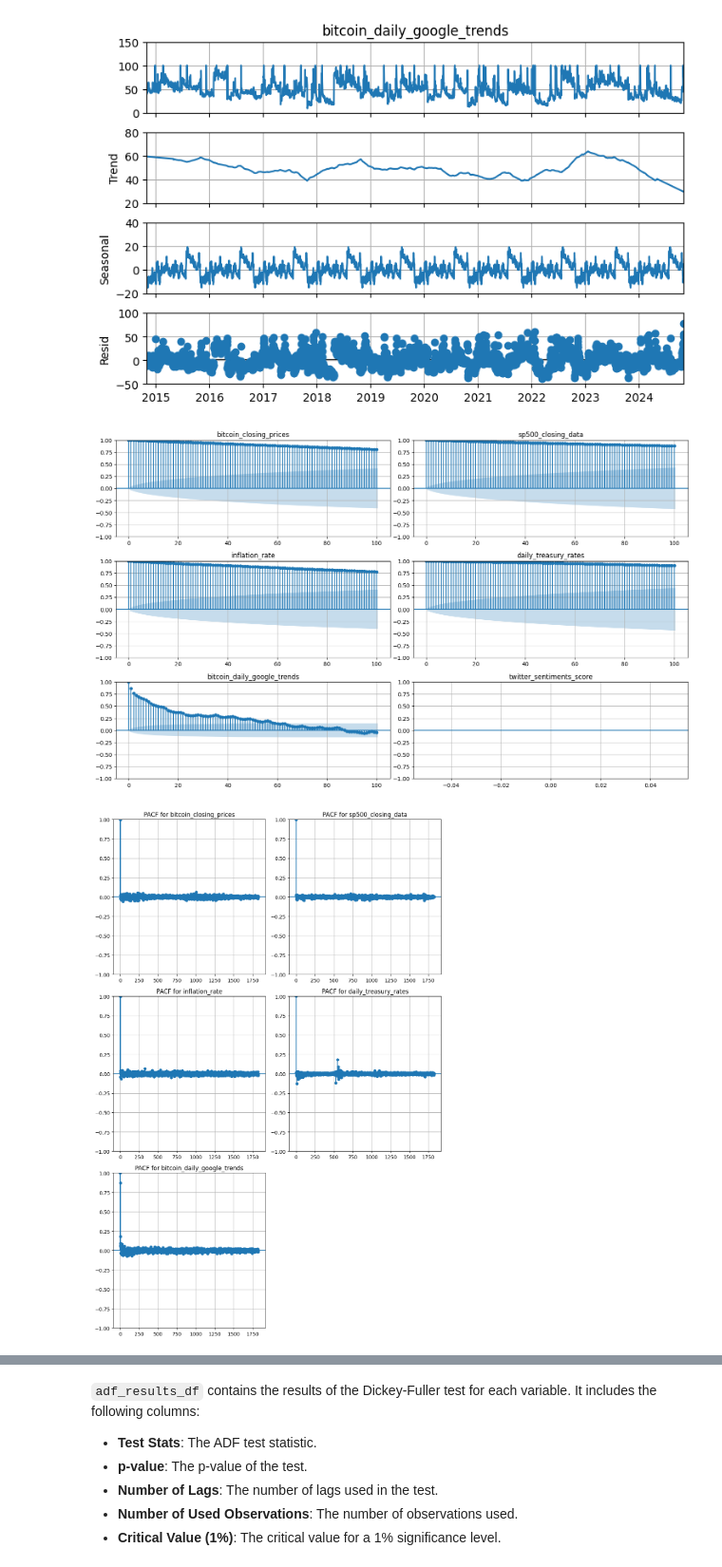
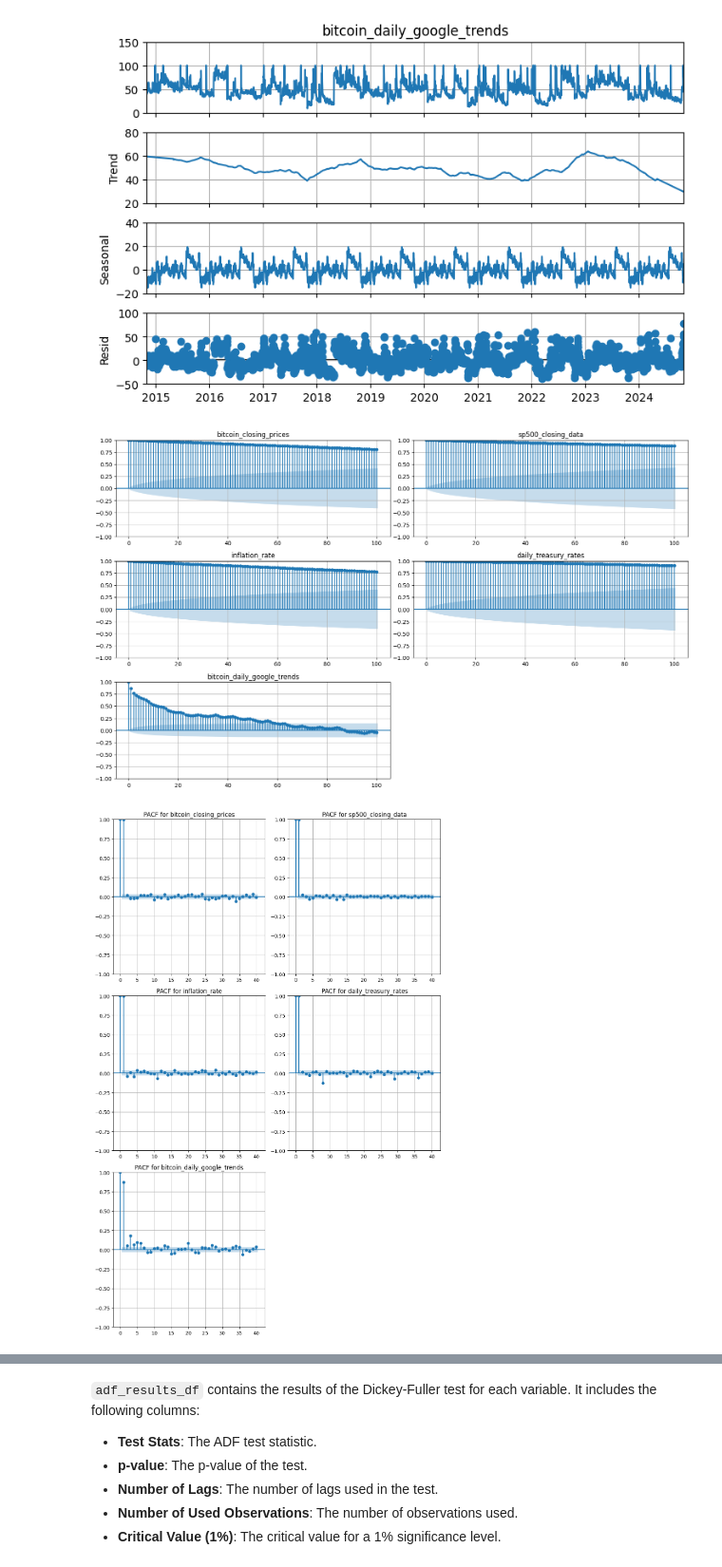
Before and after one commit to kalakhushi18/Advance-Time-Series-Prediction-W24, a Jupyter notebook: 1_DatasetCharacteristics/exploratory_data_analysis.ipynb, the cells around one changed output, grey strips where cells are left out. Shown at 95% size. Drawn from its saved outputs; the diff is of its cells as text; code cells hidden in the pictures.

```diff
--- a/1_DatasetCharacteristics/exploratory_data_analysis.ipynb
+++ b/1_DatasetCharacteristics/exploratory_data_analysis.ipynb
@@ -328,21 +364,18 @@ def detect_outliers_iqr(data):
     upper_bound = Q3 + 1.5 * IQR
     return ((data < lower_bound) | (data > upper_bound))
 
-# Filter numeric columns only
-numeric_columns = df.select_dtypes(include=[np.number]).columns
-
-# Set up the plot grid (4x2 layout)
+# Set up the plot grid (3x3 layout)
 fig, axes = plt.subplots(3, 3, figsize=(15, 15))
 axes = axes.flatten()
 
 # Generate boxplots for each numeric column
-for i, col in enumerate(numeric_columns):
+for i, col in enumerate(variables):
     ax = axes[i]
     valid_data = df[col].dropna()  # Drop missing values
     sns.boxplot(y=valid_data, ax=ax, color='lightblue')  # Pass clean data
 
-    # Detect and count outliers
-    outliers = detect_outliers_iqr(valid_data)
+    # Detect and count outliers for the current column
+    outliers = detect_outliers_iqr(df[col])  # Pass the individual column
     num_outliers = outliers.sum()
 
     # Annotate the plot with the number of outliers
@@ -350,8 +383,8 @@ for i, col in enumerate(numeric_columns):
     ax.set_xlabel('Value')
     ax.set_ylabel('')
 
-# Hide unused subplots if columns < 8
-for j in range(len(numeric_columns), len(axes)):
+# Hide unused subplots if columns < 9
+for j in range(len(variables), len(axes)):
     fig.delaxes(axes[j])
 
 # Adjust layout and show the plot
@@ -367,9 +400,7 @@ df.set_index('date', inplace=True)
 period = 365
 
 # Iterate through each column to perform seasonal decomposition
-for col in ['bitcoin_closing_prices', 'sp500_closing_data',
-            'inflation_rate', 'daily_treasury_rates',
-            'bitcoin_daily_google_trends']:
+for col in variables:
 
     # Perform seasonal decomposition (additive model, as Multiplicative seasonality is not appropriate for zero and negative values)
     result = seasonal_decompose(df[col].dropna(), model='additive', period=period, extrapolate_trend='freq')
@@ -399,11 +430,6 @@ for j in range(len(variables), len(axes)):
 [figure]
 [figure]
 # %%
-# Define the variables you want to plot ACF for
-variables = ['bitcoin_closing_prices', 'sp500_closing_data',
-             'inflation_rate', 'daily_treasury_rates',
-             'bitcoin_daily_google_trends', 'twitter_sentiments_score']
-
 # Create a figure with subplots (4 rows and 2 columns for 8 variables)
 fig, axes = plt.subplots(nrows=4, ncols=2, figsize=(15, 12))
 axes = axes.flatten()  # Flatten the axes array for easier indexing
@@ -423,40 +449,30 @@ for j in range(len(variables), len(axes)):
 plt.tight_layout()
 plt.show()
 # %% [output]
-[figure, old version]
+[figure, new version]
 # %%
-from statsmodels.graphics.tsaplots import plot_pacf
-import matplotlib.pyplot as plt
-
-# List of variables to analyze
-variables = ['bitcoin_closing_prices', 'sp500_closing_data',
-             'inflation_rate', 'daily_treasury_rates',
-             'bitcoin_daily_google_trends']
-
 # Set figure size and grid layout
 n_cols = 2
 n_rows = (len(variables) + 1) // 2  # Calculate rows needed for the grid
 fig, axes = plt.subplots(nrows=n_rows, ncols=n_cols, figsize=(10, 5 * n_rows))
 
 # Flatten the axes array for easy indexing (handles cases where n_rows = 1)
 axes = axes.flatten()
 
 # Plot PACF for each variable
 for i, col in enumerate(variables):
-    # Determine maximum allowable lags (50% of the sample size)
-    max_lags = len(df[col].dropna()) // 2 - 1
 
     # Create PACF plot with valid lag range
-    plot_pacf(df[col].dropna(), lags=max_lags, ax=axes[i], method='ywmle', title=f"PACF for {col}")
+    plot_pacf(df[col].dropna(), lags=40, ax=axes[i], method='ywmle', title=f"PACF for {col}")
     axes[i].grid(True)
 
 # Remove any unused subplots (if variables < n_rows * n_cols)
 for j in range(len(variables), len(axes)):
     fig.delaxes(axes[j])
 
 # Adjust layout for clarity
 plt.tight_layout()
 plt.show()
 # %% [output]
-[figure, old version]
+[figure, new version]
 # %%
```
Also changed, not shown: parts of 14 cells of this notebook, 1 other file.
